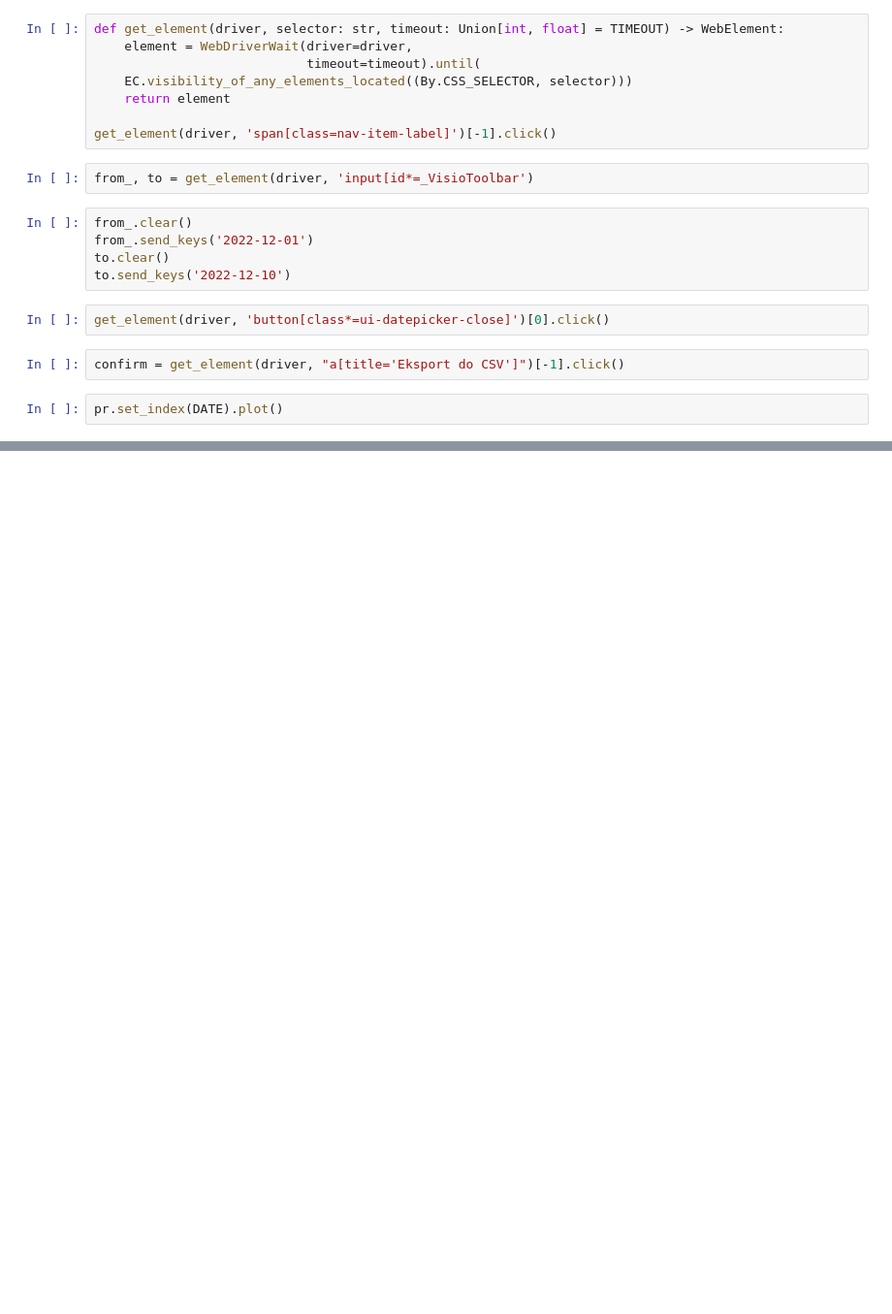
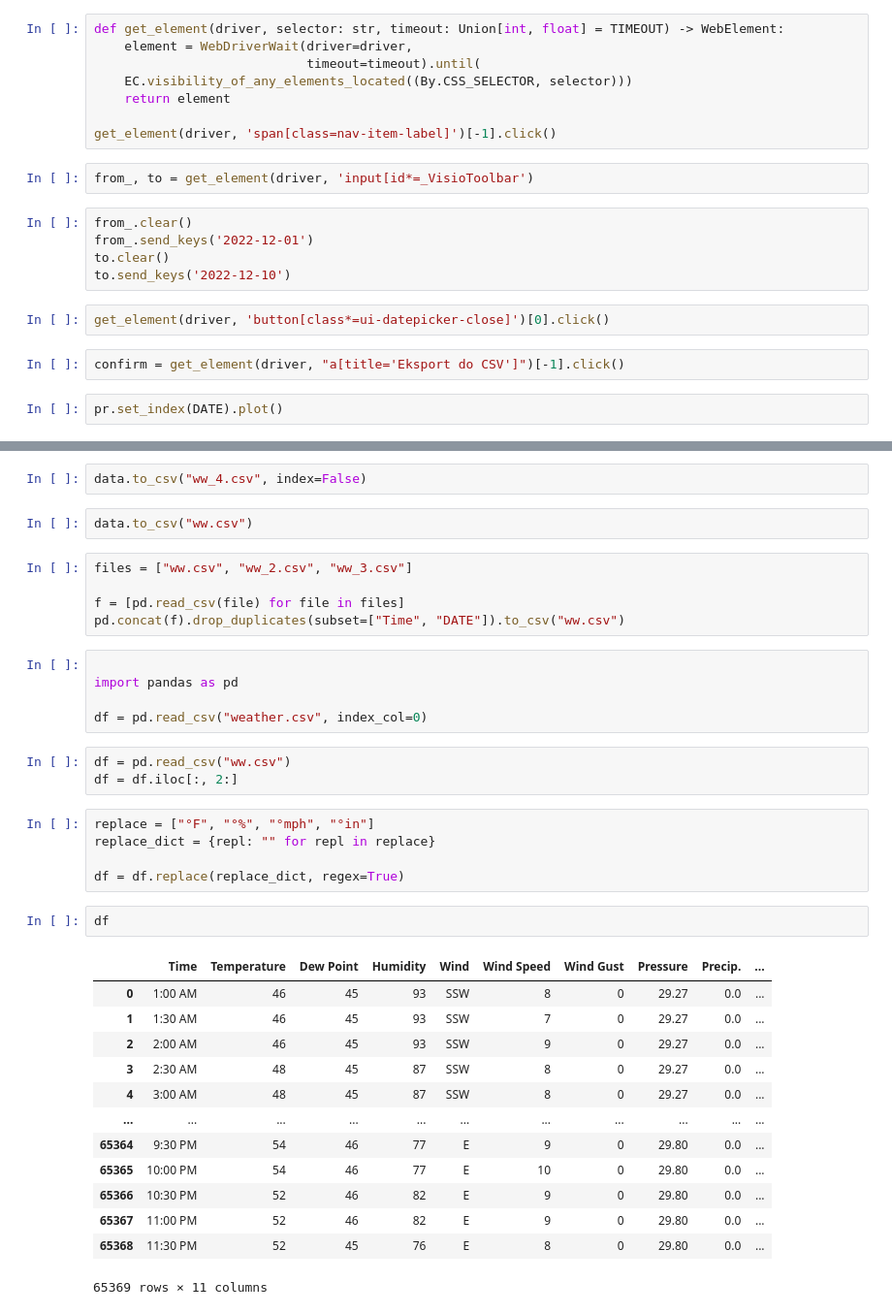
Before and after one commit to sewcio543/EPF-Framework, a Jupyter notebook: test.ipynb, the cells around one changed output, grey strips where cells are left out. Shown at 97% size. Saved outputs shown, nothing was run; the diff lists cells and outputs as text; blank space fills up the shorter version.

```diff
--- a/test.ipynb
+++ b/test.ipynb
@@ -237,0 +324,38 @@ https://www.pogodajutro.com/europe/poland?page=past-weather#day=5&month=1
+# %%
+data.to_csv("ww_4.csv", index=False)
+# %%
+data.to_csv("ww.csv")
+# %%
+files = ["ww.csv", "ww_2.csv", "ww_3.csv"]
+
+f = [pd.read_csv(file) for file in files]
+pd.concat(f).drop_duplicates(subset=["Time", "DATE"]).to_csv("ww.csv")
+# %%
+
+import pandas as pd
+
+df = pd.read_csv("weather.csv", index_col=0)
+# %%
+df = pd.read_csv("ww.csv")
+df = df.iloc[:, 2:]
+# %%
+replace = ["°F", "°%", "°mph", "°in"]
+replace_dict = {repl: "" for repl in replace}
+
+df = df.replace(replace_dict, regex=True)
+# %%
+df
+# %% [output]
+|  | Time | Temperature | Dew Point | Humidity | Wind | Wind Speed | Wind Gust | Pressure | Precip. | ... |
+| 0 | 1:00 AM | 46 | 45 | 93 | SSW | 8 | 0 | 29.27 | 0.0 | ... |
+| 1 | 1:30 AM | 46 | 45 | 93 | SSW | 7 | 0 | 29.27 | 0.0 | ... |
+| 2 | 2:00 AM | 46 | 45 | 93 | SSW | 9 | 0 | 29.27 | 0.0 | ... |
+| 3 | 2:30 AM | 48 | 45 | 87 | SSW | 8 | 0 | 29.27 | 0.0 | ... |
+| 4 | 3:00 AM | 48 | 45 | 87 | SSW | 8 | 0 | 29.27 | 0.0 | ... |
+| ... | ... | ... | ... | ... | ... | ... | ... | ... | ... | ... |
+| 65364 | 9:30 PM | 54 | 46 | 77 | E | 9 | 0 | 29.80 | 0.0 | ... |
+| 65365 | 10:00 PM | 54 | 46 | 77 | E | 10 | 0 | 29.80 | 0.0 | ... |
+| 65366 | 10:30 PM | 52 | 46 | 82 | E | 9 | 0 | 29.80 | 0.0 | ... |
+| 65367 | 11:00 PM | 52 | 46 | 82 | E | 9 | 0 | 29.80 | 0.0 | ... |
+| 65368 | 11:30 PM | 52 | 45 | 76 | E | 8 | 0 | 29.80 | 0.0 | ... |
+65369 rows × 11 columns
```
Also changed, not shown: parts of 19 cells of this notebook, 25 other files.
